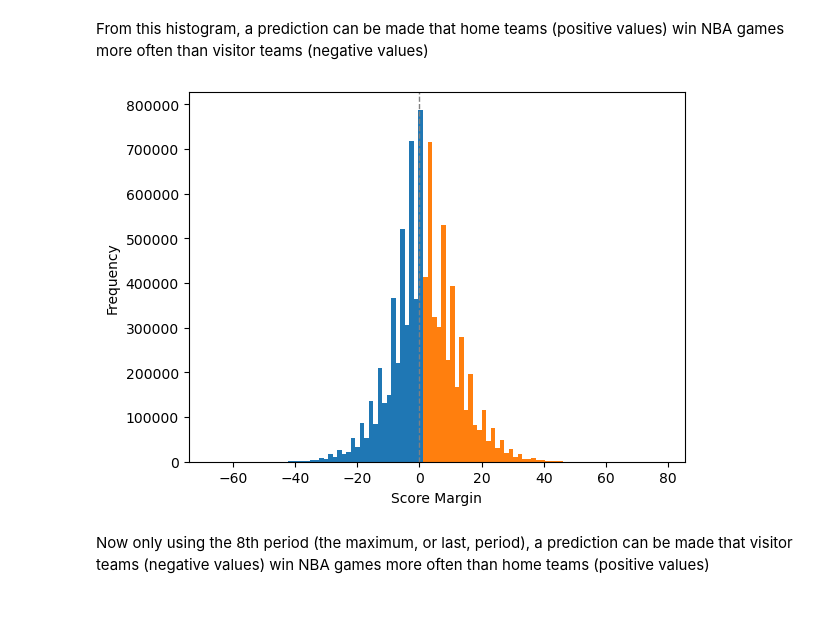
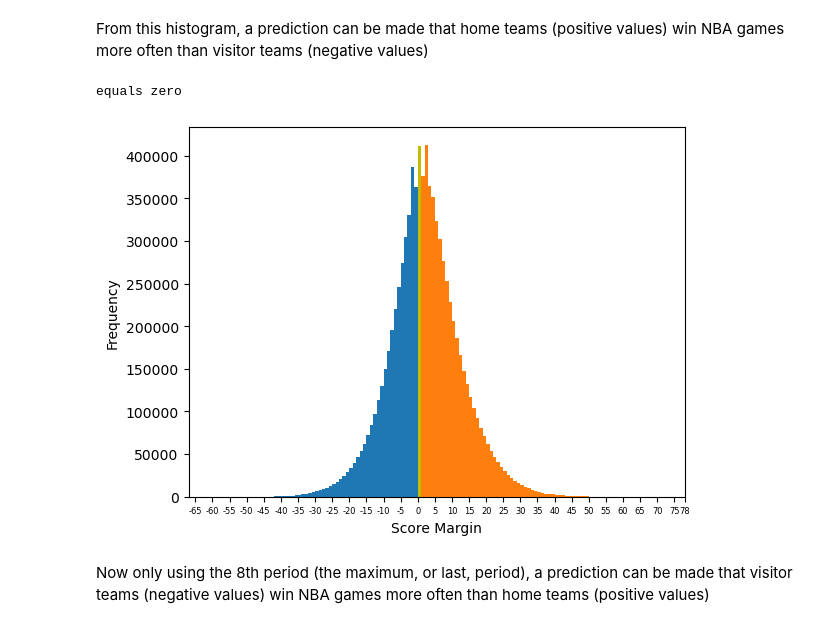
Before and after one commit to mustafaradheyyan/Revisiting-Pep-II, a Jupyter notebook: working_notebooks/eda_nba.ipynb, the cells around one changed output. Drawn from its saved outputs; the diff is of its cells as text; code cells hidden in the pictures.

Commit message:
Work in progress histogram centering

```diff
--- a/working_notebooks/eda_nba.ipynb
+++ b/working_notebooks/eda_nba.ipynb
@@ -394,18 +394,42 @@ dtype: object
 [figure]
 # %% [markdown]
 From this histogram, a prediction can be made that home teams (positive values) win NBA games more often than visitor teams (negative values)
+# %%
+import numpy as np
+
+def mirrored(maxval, inc=1):
+    x = np.arange(inc, maxval, inc)
+    if x[-1] != maxval:
+        x = np.r_[x, maxval]
+    return np.r_[-x[::-1], 0, x]
+# %%
+import numpy as np
+
+def bins_labels(bins, **kwargs):
+    bin_w = mirrored(max(bins), 5)
+    # bin_w = np.arange(min(bins), max(bins), 5)
+    # bin_w = np.insert(bin_w, len(bin_w), 0)
+    plt.xticks(bin_w, bin_w, **kwargs)
+    plt.xlim(bins.min(), bins.max())
 # %%
-_, _, bars = plt.hist(nba_df_copy[['scoremargin']], bins=100)
+n_bins = int((nba_df_copy[['scoremargin']].max() - nba_df_copy[['scoremargin']].min()).iloc[0])
+
+_, _, bars = plt.hist(nba_df_copy[['scoremargin']], bins=(n_bins), color="C0")
 
 for bar in bars:
     if bar.get_x() > 0:
         bar.set_facecolor("C1")
+    elif bar.get_x() == 0:
+        print('equals zero')
+        bar.set_facecolor("y")
 plt.xlabel("Score Margin")
 plt.ylabel("Frequency")
-plt.axvline(x=0, linestyle='--',linewidth=1, color='grey')
+# plt.axvline(x=0, linestyle='--',linewidth=1, color='grey')
+bins_labels(nba_df_copy['scoremargin'].astype(int), fontsize=6)
 plt.show()
 # %% [output]
+equals zero
-[figure, old version]
+[figure, new version]
 # %% [markdown]
 Now only using the 8th period (the maximum, or last, period), a prediction can be made that visitor teams (negative values) win NBA games more often than home teams (positive values)
 # %%
```
